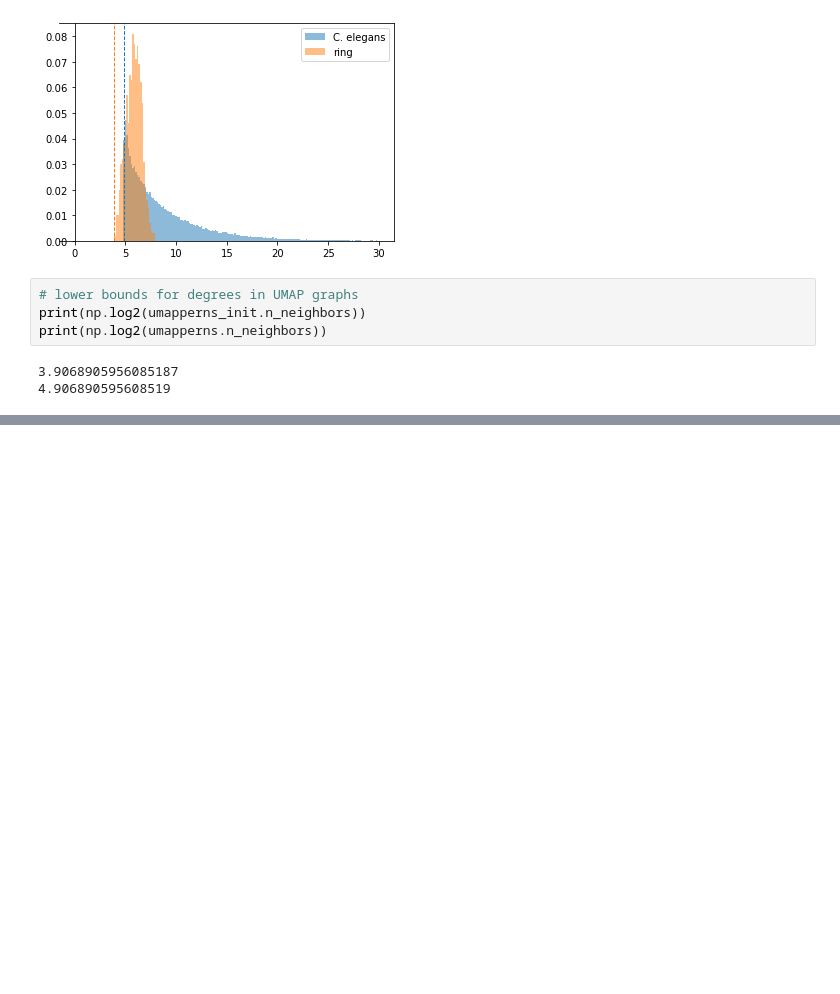
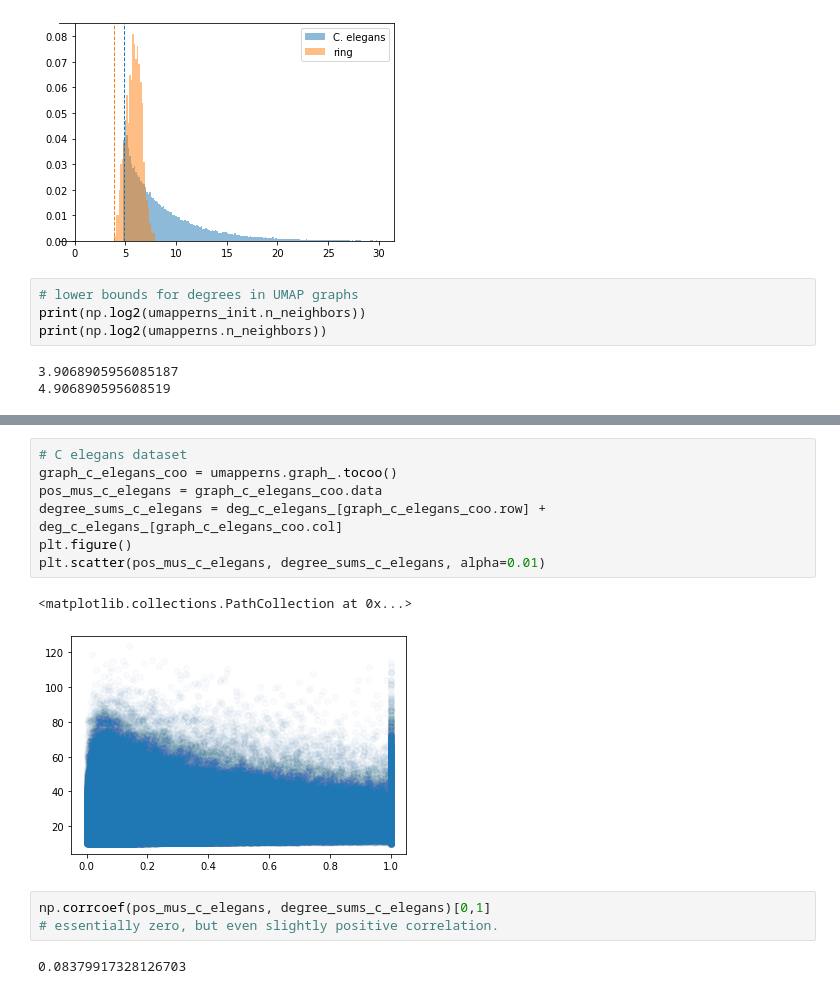
Before and after one commit to sdamrich/UMAPs-true-loss, a Jupyter notebook: notebooks/degree_histograms.ipynb, the cells around one changed output, grey strips where cells are left out. Cells and saved outputs as stored; diff of their text form; blank space fills up the shorter version.

```diff
--- a/notebooks/degree_histograms.ipynb
+++ b/notebooks/degree_histograms.ipynb
@@ -116,0 +133,15 @@ plt.savefig(os.path.join(fig_path, f"degree_hist_kNN_seed_{seed}.png"),
+# %%
+# C elegans dataset
+graph_c_elegans_coo = umapperns.graph_.tocoo()
+pos_mus_c_elegans = graph_c_elegans_coo.data
+degree_sums_c_elegans = deg_c_elegans_[graph_c_elegans_coo.row] + deg_c_elegans_[graph_c_elegans_coo.col]
+plt.figure()
+plt.scatter(pos_mus_c_elegans, degree_sums_c_elegans, alpha=0.01)
+# %% [output]
+<matplotlib.collections.PathCollection at 0x...>
+[figure, added]
+# %%
+np.corrcoef(pos_mus_c_elegans, degree_sums_c_elegans)[0,1]
+# essentially zero, but even slightly positive correlation.
+# %% [output]
+0.08379917328126703
```
Also changed, not shown: parts of 7 cells of this notebook.
